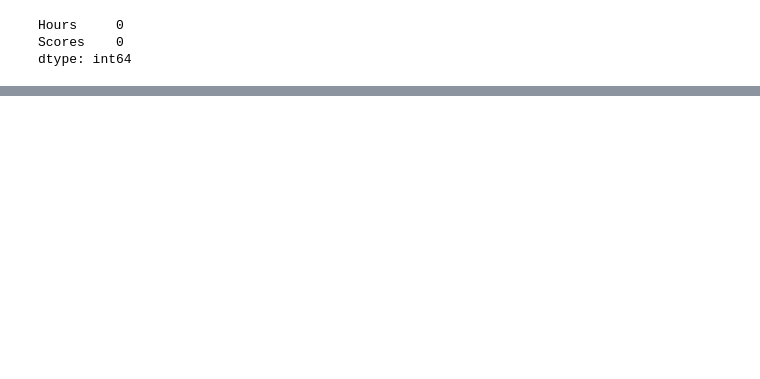
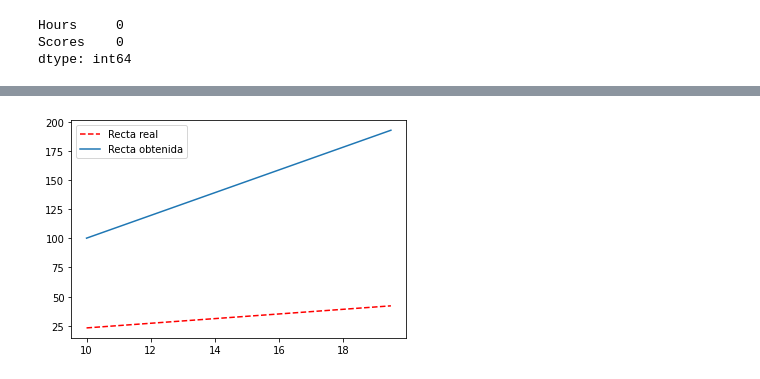
Before and after one commit to Jorge2018/DataScience2022-2, a Jupyter notebook: Script_regresionLinealBasica.ipynb, the cells around one changed output, grey strips where cells are left out. Saved outputs shown, nothing was run; the diff lists cells and outputs as text; code cells hidden in the pictures; blank space fills up the shorter version.

```diff
--- a/Script_regresionLinealBasica.ipynb
+++ b/Script_regresionLinealBasica.ipynb
@@ -54,0 +72,2 @@ X_train, X_test, y_train, y_test =train_test_split(X,y, test_size=0.5, random_st
+# %%
+lin_reg = LinearRegression()
@@ -54,0 +90,12 @@ X_train, X_test, y_train, y_test =train_test_split(X,y, test_size=0.5, random_st
+# %%
+# Predicción con nuevos valores
+X_new = np.arange(10,20,0.5).reshape(-1,1)
+y_new = 2*X_new + 3 # Recta original y = 2x + 3
+fig = plt.figure()
+ax = fig.add_subplot(1,1,1)
+ax.plot(X_new, y_new, '--r')
+ax.plot(X_new, lin_reg.predict(X_new))
+ax.legend(['Recta real','Recta obtenida'])
+plt.show()
+# %% [output]
+[figure, added]
```
Also changed, not shown: parts of 10 cells of this notebook.
